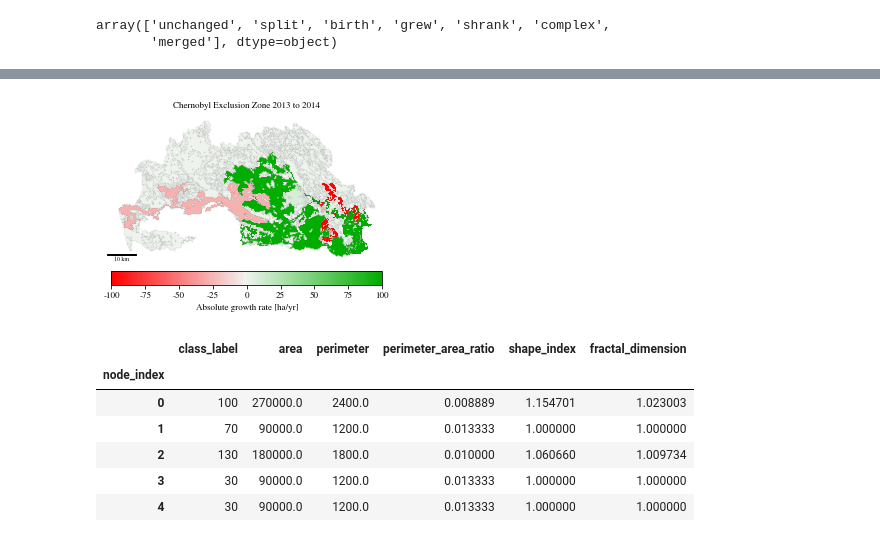
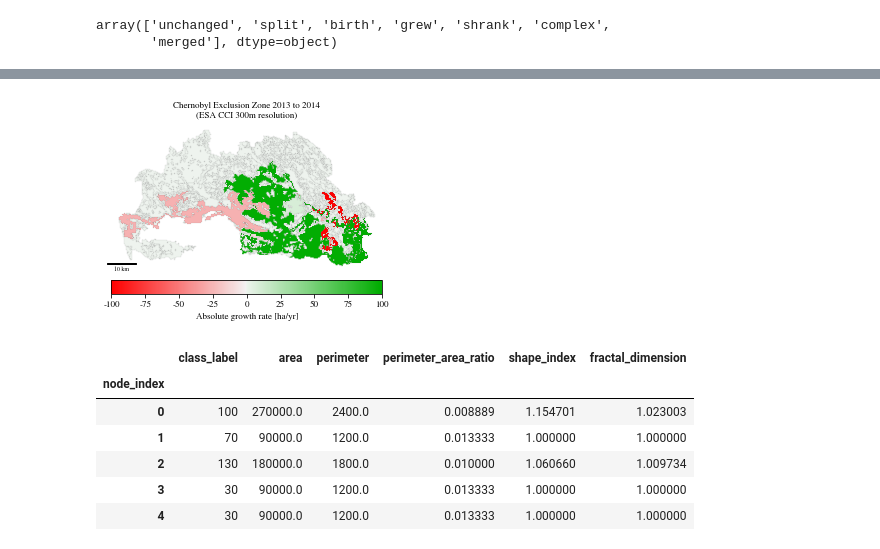
Before and after one commit to ai4er-cdt/geograph, a Jupyter notebook: notebooks/exploratory/4-demo-nodediff.ipynb, the cells around one changed output, grey strips where cells are left out. Saved outputs shown, nothing was run; the diff lists cells and outputs as text; code cells hidden in the pictures.

```diff
--- a/notebooks/exploratory/4-demo-nodediff.ipynb
+++ b/notebooks/exploratory/4-demo-nodediff.ipynb
@@ -79,6 +65,7 @@ Graph successfully loaded with 3836 nodes and 10520 edges.
 demo_path = GWS_DATA_DIR / "geograph_timeline_demo"
 # %%
 # Loading geographs
+years = list(range(2000,2015))
 cez_graphs = {year: GeoGraph(demo_path / f"cez_graph_{year}.gz")
               for year in years}
 # %% [output]
@@ -235,32 +227,34 @@ import matplotlib.font_manager as fm
 fontprops = fm.FontProperties(size=6*plot_scale_factor)
 scalebar = AnchoredSizeBar(ax.transData,
                            1e4, '10 km', 'lower left',
                            pad=0,
                            borderpad=.3,
                            color='black',
                            frameon=False,
                            size_vertical=250,
                            fontproperties=fontprops
                        )
 
 ax.add_artist(scalebar)
 
 cbar = fig.colorbar(mpl.cm.ScalarMappable(norm=norm, cmap=cmap),
              orientation='horizontal',
              label='Absolute growth rate [ha / yr]',
              #aspect=9,
              shrink=0.88,
              pad=0.04
             )
 cbar.set_ticks([-10e5, -7.5*1e5, -5e5, -2.5*1e5, 0, 2.5*1e5, 5e5, 7.5*1e5, 10e5])
 cbar.set_ticklabels([-100, -75, -50, -25, 0, 25, 50, 75, 100])
 cbar.ax.tick_params(labelsize=9*plot_scale_factor)
 cbar.set_label("Absolute growth rate [ha/yr]", fontsize=9*plot_scale_factor)
-plt.title("Chernobyl Exclusion Zone 2013 to 2014", fontsize=9*plot_scale_factor)
+plt.title("Chernobyl Exclusion Zone 2013 to 2014\n(ESA CCI 300m resolution)", fontsize=9*plot_scale_factor)
 ax.spines['bottom'].set_visible(False)
 ax.spines['top'].set_visible(False)
 ax.spines['right'].set_visible(False)
 ax.spines['left'].set_visible(False)
 plt.savefig("CEZ_node_growth_rates.svg")
+plt.savefig("CEZ_node_growth_rates.pdf")
+plt.savefig("CEZ_node_growth_rates.png")
 # %% [output]
-[figure, old version]
+[figure, new version]
```
Also changed, not shown: parts of 9 cells of this notebook, 1 other file.
